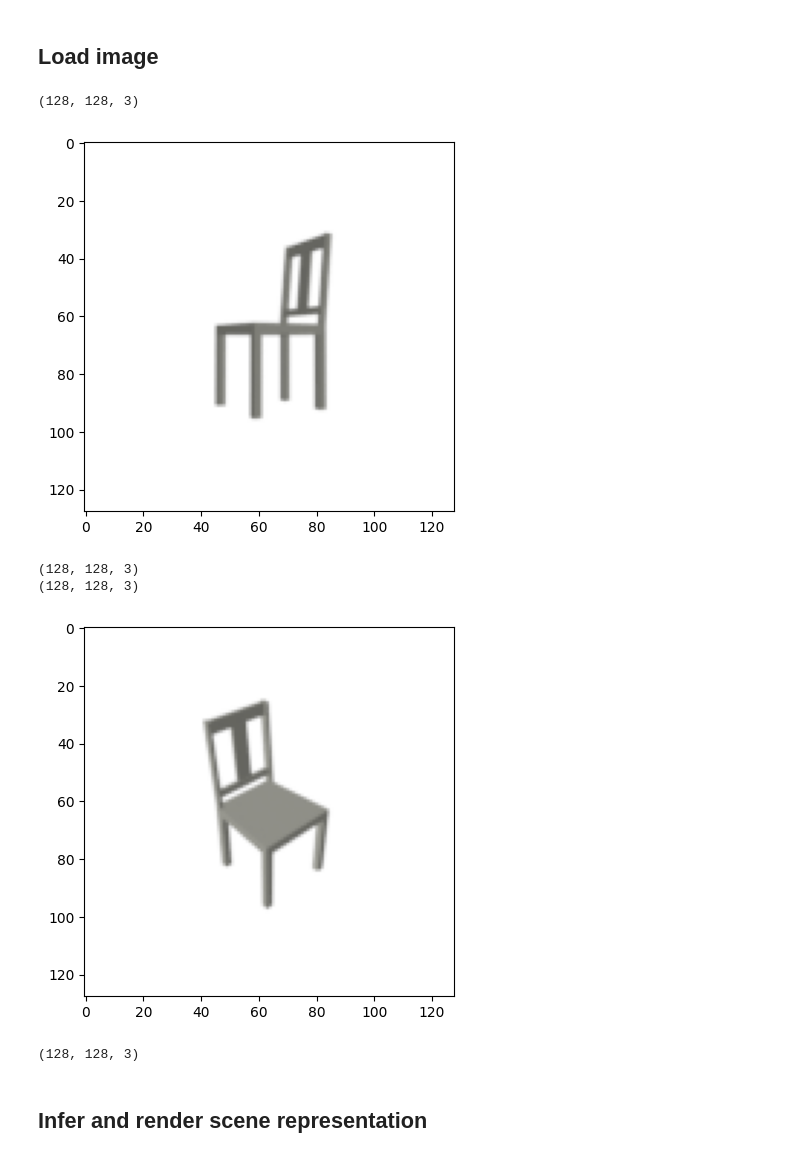
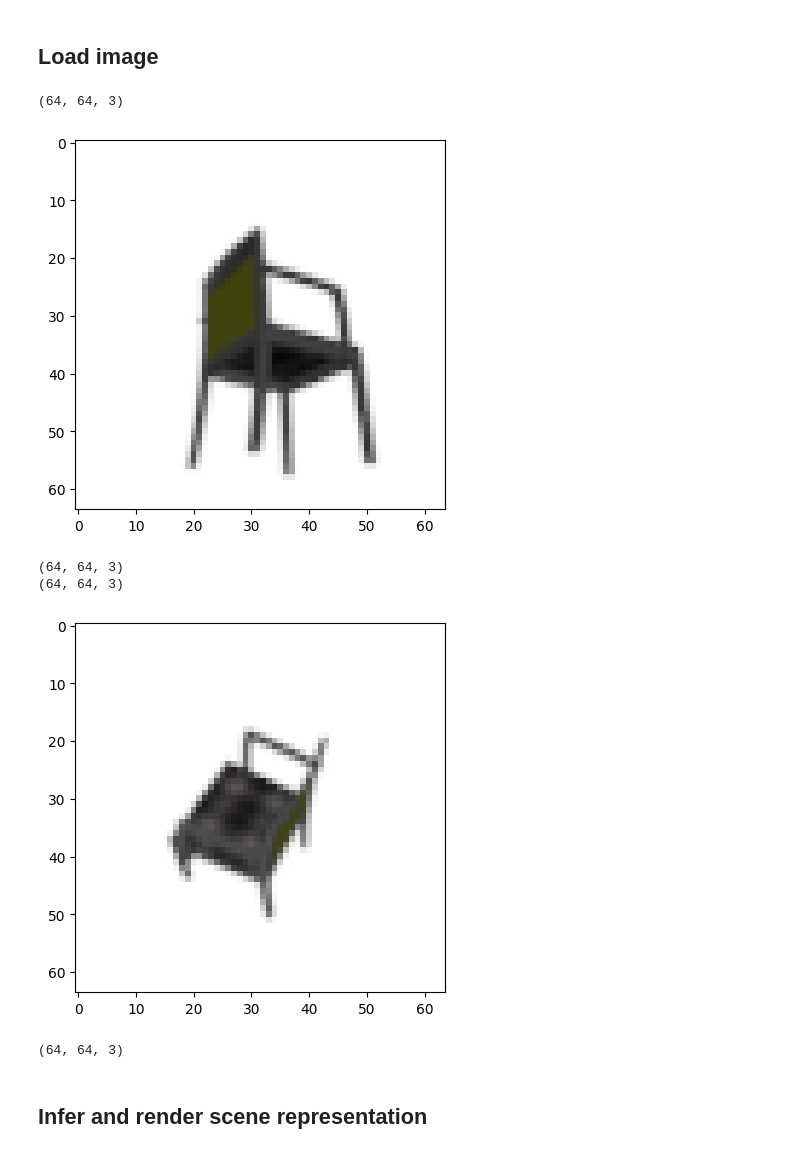
Before and after one commit to elidub/equiv-neural-rendering, a Jupyter notebook: exploration_elias.ipynb, the cells around one changed output. Saved outputs shown, nothing was run; the diff lists cells and outputs as text; code cells hidden in the pictures.

```diff
--- a/exploration_elias.ipynb
+++ b/exploration_elias.ipynb
@@ -42,27 +39,29 @@ model = load_model('trained-models/chairs.pt').to(device)
 # %%
 source_id, target_id = '00001', '00005'
 # img_source = imageio.imread('imgs/example-data/chair4.png')
-path = 'data_prep/output/rot_dataset/model.dae/'
+path = '/project/gpuuva022/shared/equiv-neural-rendering/chairs/data_all/rot_dataset/1a6f615e8b1b5ae4dbbc9440457e303e'
+path = '/project/gpuuva022/shared/equiv-neural-rendering/chairs/data_half/rot_dataset/rest/1a6f615e8b1b5ae4dbbc9440457e303e'
+CONVERT2DEGREES = True
 
 img_source = imageio.imread(f'{path}/{source_id}.png')[:, :, :3]
 img_target= imageio.imread(f'{path}/{target_id}.png')[:, :, :3]
 
 for img in [img_source, img_target]:
 
     # You can also try loading other examples (e.g. 'chair1.png')
     # Visualize image
     print(img.shape)
     # img = img[:, :, :3]
     plt.imshow(img)
     plt.show()
     print(img.shape)
 # %% [output]
-(128, 128, 3)
+(64, 64, 3)
-[figure, old version]
+[figure, new version]
-(128, 128, 3)
-(128, 128, 3)
+(64, 64, 3)
+(64, 64, 3)
-[figure, old version]
+[figure, new version]
-(128, 128, 3)
+(64, 64, 3)
 # %% [markdown]
 ## Infer and render scene representation
 # %%
```
Also changed, not shown: parts of 8 cells of this notebook, 23 other files.
